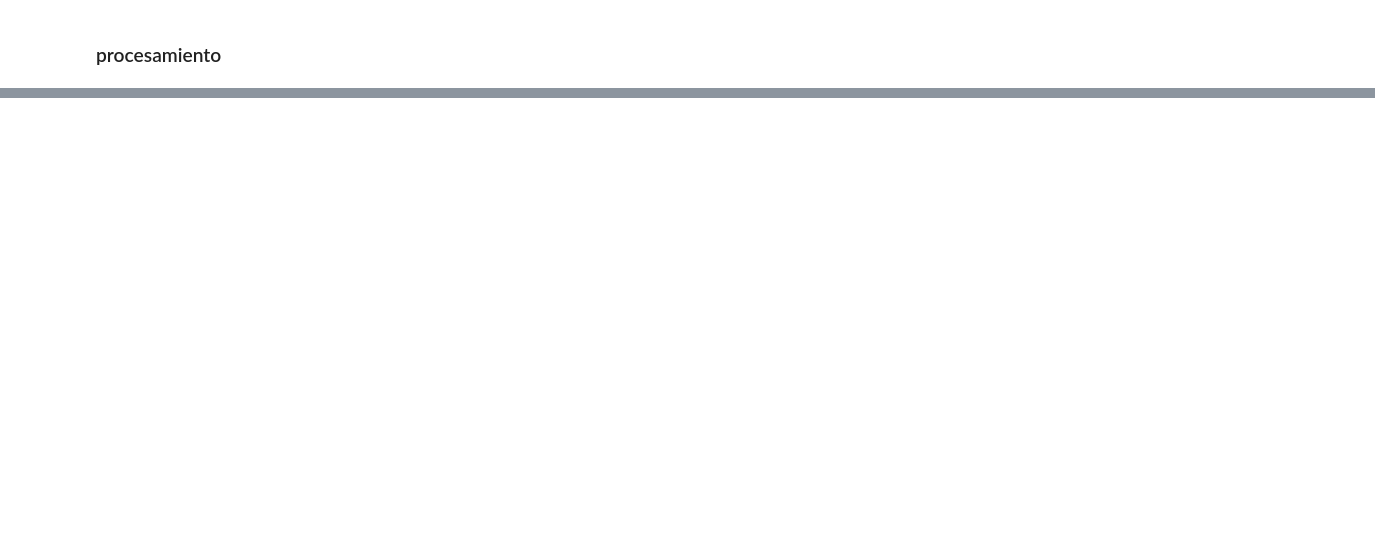
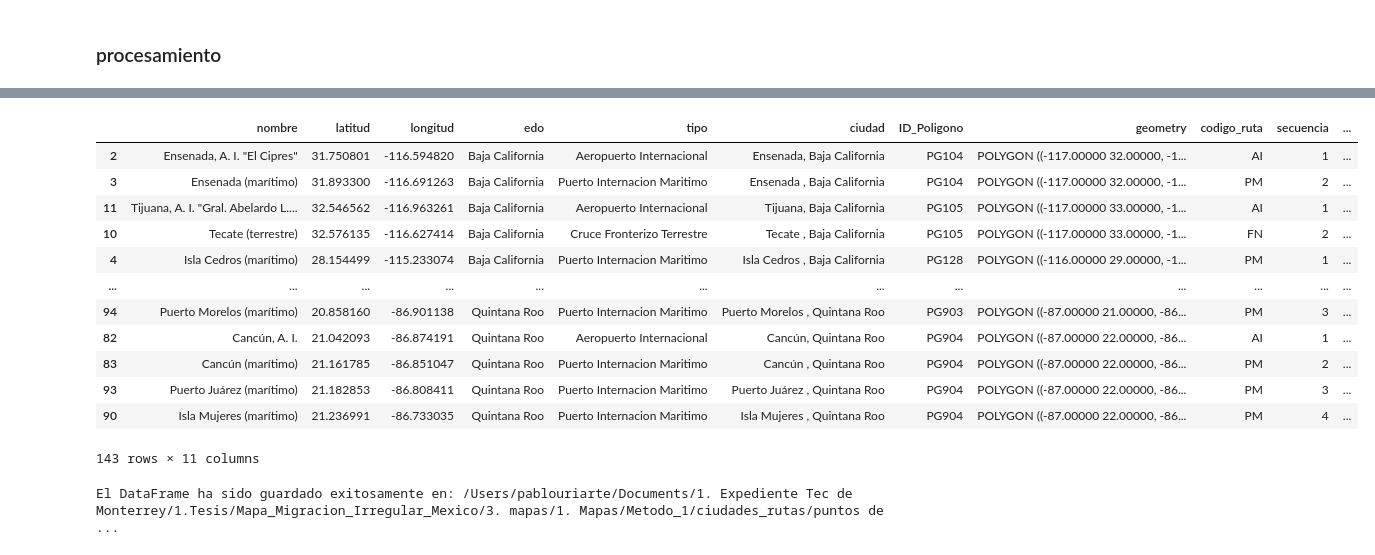
Before and after one commit to puriarter21/Mapa_Migracion_Irregular_Mexico, a Jupyter notebook: 3. mapas/1. Mapas/Metodo_1/ciudades_rutas/puntos de internacion/bd_puntosdeinternacion.ipynb, the cells around one changed output, grey strips where cells are left out. Saved outputs shown, nothing was run; the diff lists cells and outputs as text; code cells hidden in the pictures; blank space fills up the shorter version.

Commit message:
primero del dia

```diff
--- a/3. mapas/1. Mapas/Metodo_1/ciudades_rutas/puntos de internacion/bd_puntosdeinternacion.ipynb
+++ b/3. mapas/1. Mapas/Metodo_1/ciudades_rutas/puntos de internacion/bd_puntosdeinternacion.ipynb
@@ -202,0 +291,14 @@ El DataFrame ha sido guardado exitosamente en: /Users/pablouriarte/Documents/1.
+# %%
+# Asumiendo que 'grid' es un GeoDataFrame que ya contiene polígonos
+# Calcular los centroides de los polígonos
+grid['centroid'] = grid.geometry.centroid
+
+# Encontrar la mediana de las coordenadas y para determinar el límite entre la parte superior e inferior
+y_median = grid['centroid'].y.median()
+
+# Asignar 'FN' o 'FS' basado en si el punto está en la mitad superior o inferior del grid
+# Asumiendo que el grid y df1 ya han sido combinados y df1 tiene una columna 'ID_Poligono' correspondiente al grid
+df1['codigo_ruta'] = df1.apply(lambda row: 'FN' if row['ID_Poligono'] in grid[grid['centroid'].y >= y_median]['ID_Poligono'].values else 'FS', axis=1)
+
+# Verificar los resultados
+print(df1[['nombre', 'latitud', 'longitud', 'codigo_ruta']].head())
@@ -202,0 +337,28 @@ El DataFrame ha sido guardado exitosamente en: /Users/pablouriarte/Documents/1.
+# %%
+# Paso 1: Crear la columna 'codigo_ruta' basada en la columna 'tipo'
+df1['codigo_ruta'] = df1['tipo'].map({
+    'Aeropuerto Internacional': 'AI',
+    'Puerto Internacion Maritimo': 'PM',
+    'Cruce Fronterizo Terrestre': None  # Temporalmente None, se actualizará en el siguiente paso
+})
+
+# Determinar la latitud media del grid para la división frontera norte/sur
+latitud_media = (grid.bounds['miny'].median() + grid.bounds['maxy'].median()) / 2
+
+# Paso 2 y 3: Asignar 'FN' o 'FS' a los puntos que son cruces fronterizos basados en su latitud
+for idx, row in df1.iterrows():
+    if row['tipo'] == 'Cruce Fronterizo Terrestre':
+        df1.at[idx, 'codigo_ruta'] = 'FN' if row['latitud'] >= latitud_media else 'FS'
+
+# Paso 4: Crear el identificador único
+# Primero, ordenamos df1 por 'ID_Poligono' y 'latitud' y 'longitud' para obtener un número ascendente
+df1.sort_values(by=['ID_Poligono', 'latitud', 'longitud'], inplace=True)
+
+# Luego, creamos un nuevo identificador secuencial dentro de cada grupo 'ID_Poligono'
+df1['secuencia'] = df1.groupby('ID_Poligono').cumcount() + 1
+
+# Combinamos 'codigo_ruta', 'ID_Poligono' y 'secuencia' para crear el 'codigo_unico'
+df1['codigo_unico'] = df1.apply(lambda row: f"{row['codigo_ruta']}-{row['ID_Poligono']}-{row['secuencia']}", axis=1)
+
+# Verificar los resultados
+print(df1[['nombre', 'tipo', 'codigo_ruta', 'codigo_unico']].head())
@@ -202,0 +379,25 @@ El DataFrame ha sido guardado exitosamente en: /Users/pablouriarte/Documents/1.
+# %%
+df1
+# %% [output]
+|  | nombre | latitud | longitud | edo | tipo | ciudad | ID_Poligono | geometry | codigo_ruta | secuencia | ... |
+| 2 | Ensenada, A. I. "El Cipres" | 31.750801 | -116.594820 | Baja California | Aeropuerto Internacional | Ensenada, Baja California | PG104 | POLYGON ((-117.00000 32.00000, -1... | AI | 1 | ... |
+| 3 | Ensenada (marítimo) | 31.893300 | -116.691263 | Baja California | Puerto Internacion Maritimo | Ensenada , Baja California | PG104 | POLYGON ((-117.00000 32.00000, -1... | PM | 2 | ... |
+| 11 | Tijuana, A. I. "Gral. Abelardo L.... | 32.546562 | -116.963261 | Baja California | Aeropuerto Internacional | Tijuana, Baja California | PG105 | POLYGON ((-117.00000 33.00000, -1... | AI | 1 | ... |
+| 10 | Tecate (terrestre) | 32.576135 | -116.627414 | Baja California | Cruce Fronterizo Terrestre | Tecate , Baja California | PG105 | POLYGON ((-117.00000 33.00000, -1... | FN | 2 | ... |
+| 4 | Isla Cedros (marítimo) | 28.154499 | -115.233074 | Baja California | Puerto Internacion Maritimo | Isla Cedros , Baja California | PG128 | POLYGON ((-116.00000 29.00000, -1... | PM | 1 | ... |
+| ... | ... | ... | ... | ... | ... | ... | ... | ... | ... | ... | ... |
+| 94 | Puerto Morelos (marítimo) | 20.858160 | -86.901138 | Quintana Roo | Puerto Internacion Maritimo | Puerto Morelos , Quintana Roo | PG903 | POLYGON ((-87.00000 21.00000, -86... | PM | 3 | ... |
+| 82 | Cancún, A. I. | 21.042093 | -86.874191 | Quintana Roo | Aeropuerto Internacional | Cancún, Quintana Roo | PG904 | POLYGON ((-87.00000 22.00000, -86... | AI | 1 | ... |
+| 83 | Cancún (marítimo) | 21.161785 | -86.851047 | Quintana Roo | Puerto Internacion Maritimo | Cancún , Quintana Roo | PG904 | POLYGON ((-87.00000 22.00000, -86... | PM | 2 | ... |
+| 93 | Puerto Juárez (marítimo) | 21.182853 | -86.808411 | Quintana Roo | Puerto Internacion Maritimo | Puerto Juárez , Quintana Roo | PG904 | POLYGON ((-87.00000 22.00000, -86... | PM | 3 | ... |
+| 90 | Isla Mujeres (marítimo) | 21.236991 | -86.733035 | Quintana Roo | Puerto Internacion Maritimo | Isla Mujeres , Quintana Roo | PG904 | POLYGON ((-87.00000 22.00000, -86... | PM | 4 | ... |
+143 rows × 11 columns
+# %%
+ruta_nueva2 = '/Users/pablouriarte/Documents/1. Expediente Tec de Monterrey/1.Tesis/Mapa_Migracion_Irregular_Mexico/3. mapas/1. Mapas/Metodo_1/ciudades_rutas/puntos de internacion/puntos_internacion.csv'
+
+# Guardar el DataFrame en un archivo Excel en la ruta especificada
+df1.to_csv(ruta_nueva2, index=False)
+
+print(f"El DataFrame ha sido guardado exitosamente en: {ruta_nueva2}")
+# %% [output]
+El DataFrame ha sido guardado exitosamente en: /Users/pablouriarte/Documents/1. Expediente Tec de Monterrey/1.Tesis/Mapa_Migracion_Irregular_Mexico/3. mapas/1. Mapas/Metodo_1/ciudades_rutas/puntos de  ...
```
Also changed, not shown: parts of 35 cells of this notebook, 28 other files.
